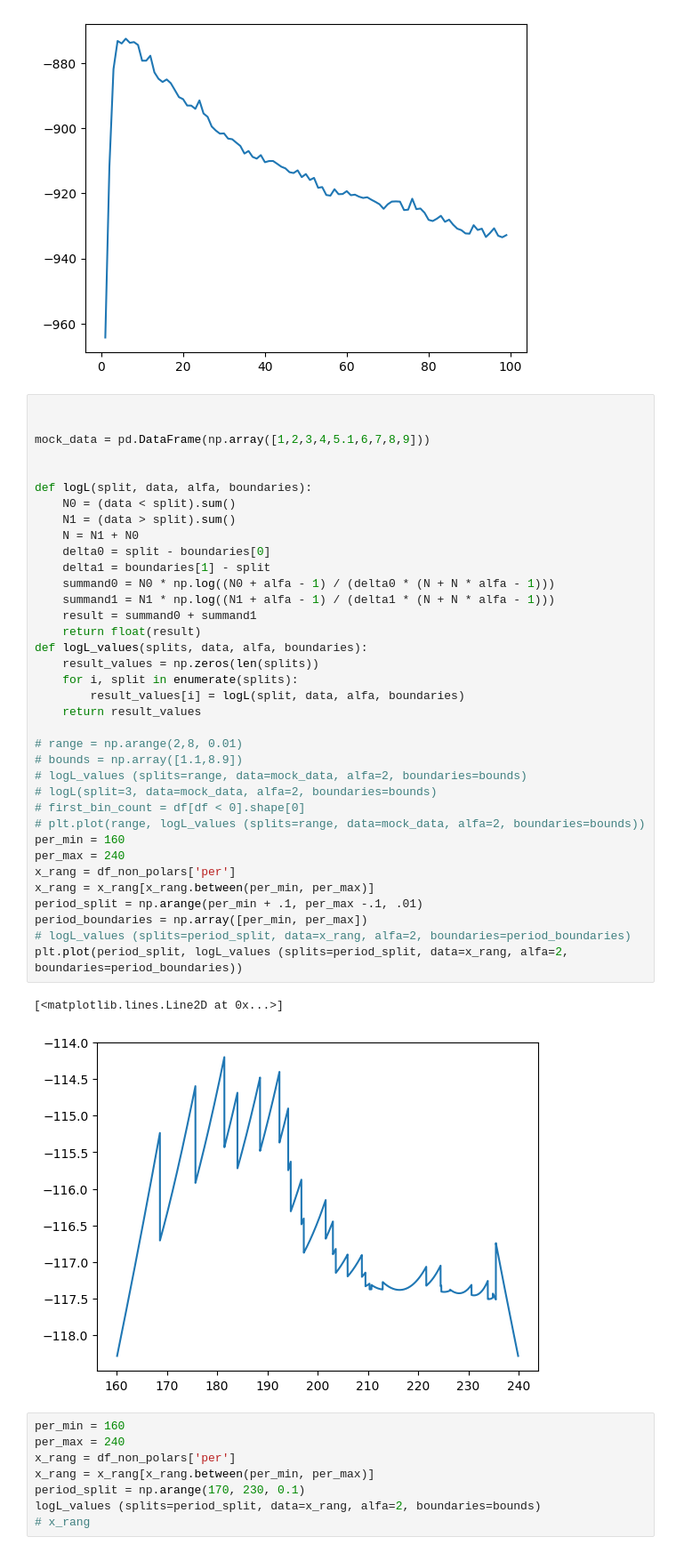
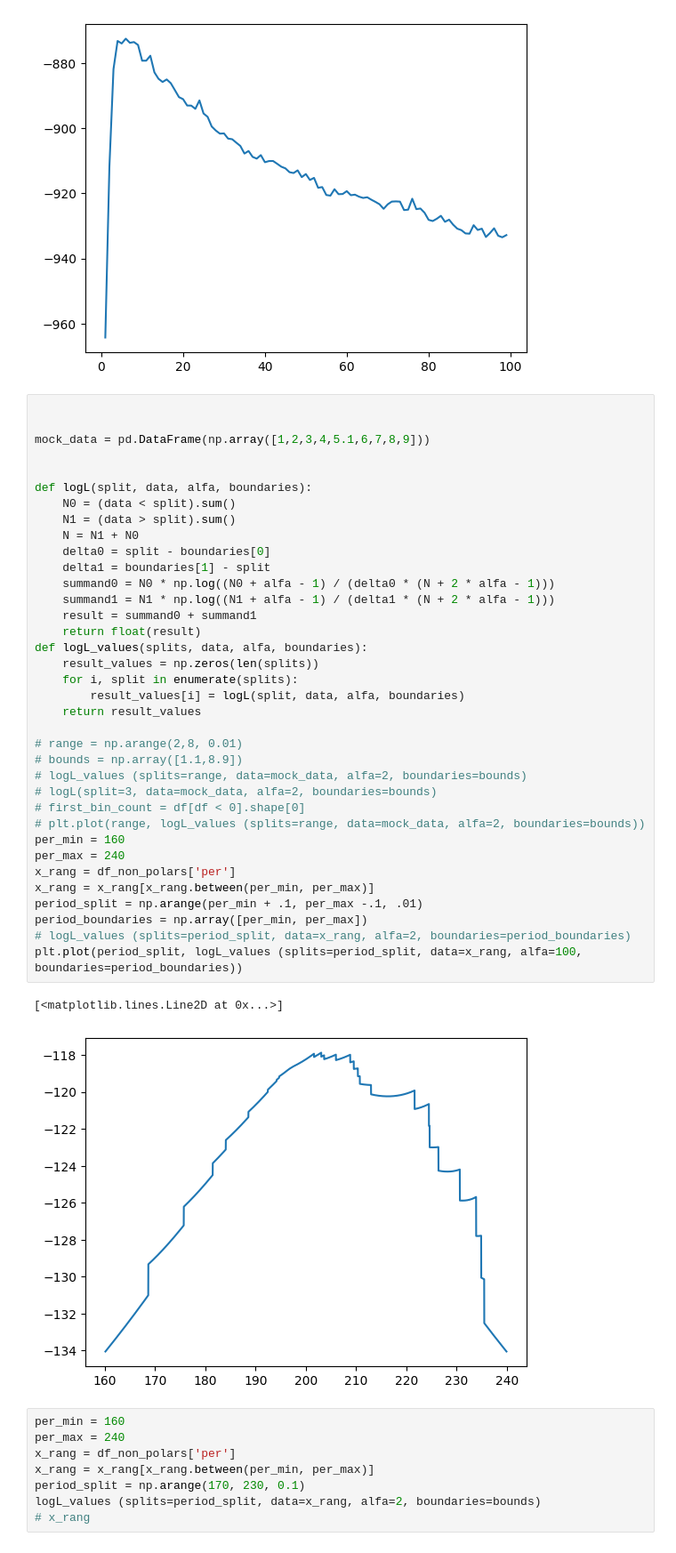
Before and after one commit to wknop/licencjat, a Jupyter notebook: notebook1.ipynb, the cells around one changed output. Shown at 89% size. Saved outputs shown, nothing was run; the diff lists cells and outputs as text.

Commit message:
fixed a problem with the logL function, in the N1,  N0 computation alfa should be multiplied by the  number of bins not the number of data points

```diff
--- a/notebook1.ipynb
+++ b/notebook1.ipynb
@@ -231,37 +231,37 @@ mock_data = pd.DataFrame(np.array([1,2,3,4,5.1,6,7,8,9]))
 
 def logL(split, data, alfa, boundaries):
     N0 = (data < split).sum()
     N1 = (data > split).sum()
     N = N1 + N0
     delta0 = split - boundaries[0]
     delta1 = boundaries[1] - split
-    summand0 = N0 * np.log((N0 + alfa - 1) / (delta0 * (N + N * alfa - 1)))
-    summand1 = N1 * np.log((N1 + alfa - 1) / (delta1 * (N + N * alfa - 1)))
+    summand0 = N0 * np.log((N0 + alfa - 1) / (delta0 * (N + 2 * alfa - 1)))
+    summand1 = N1 * np.log((N1 + alfa - 1) / (delta1 * (N + 2 * alfa - 1)))
     result = summand0 + summand1
     return float(result)
 def logL_values(splits, data, alfa, boundaries):
     result_values = np.zeros(len(splits))
     for i, split in enumerate(splits):
         result_values[i] = logL(split, data, alfa, boundaries)
     return result_values
 
 # range = np.arange(2,8, 0.01)
 # bounds = np.array([1.1,8.9])
 # logL_values (splits=range, data=mock_data, alfa=2, boundaries=bounds)
 # logL(split=3, data=mock_data, alfa=2, boundaries=bounds)
 # first_bin_count = df[df < 0].shape[0]
 # plt.plot(range, logL_values (splits=range, data=mock_data, alfa=2, boundaries=bounds))
 per_min = 160
 per_max = 240
 x_rang = df_non_polars['per']
 x_rang = x_rang[x_rang.between(per_min, per_max)]
 period_split = np.arange(per_min + .1, per_max -.1, .01)
 period_boundaries = np.array([per_min, per_max])
 # logL_values (splits=period_split, data=x_rang, alfa=2, boundaries=period_boundaries)
-plt.plot(period_split, logL_values (splits=period_split, data=x_rang, alfa=2, boundaries=period_boundaries))
+plt.plot(period_split, logL_values (splits=period_split, data=x_rang, alfa=100, boundaries=period_boundaries))
 # %% [output]
 [<matplotlib.lines.Line2D at 0x...>]
-[figure, old version]
+[figure, new version]
 # %%
 per_min = 160
 per_max = 240
```
